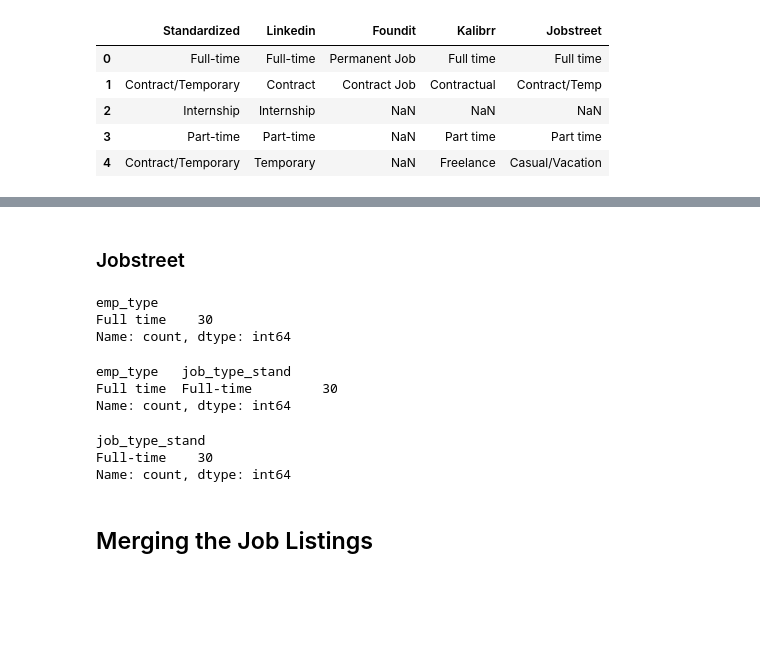
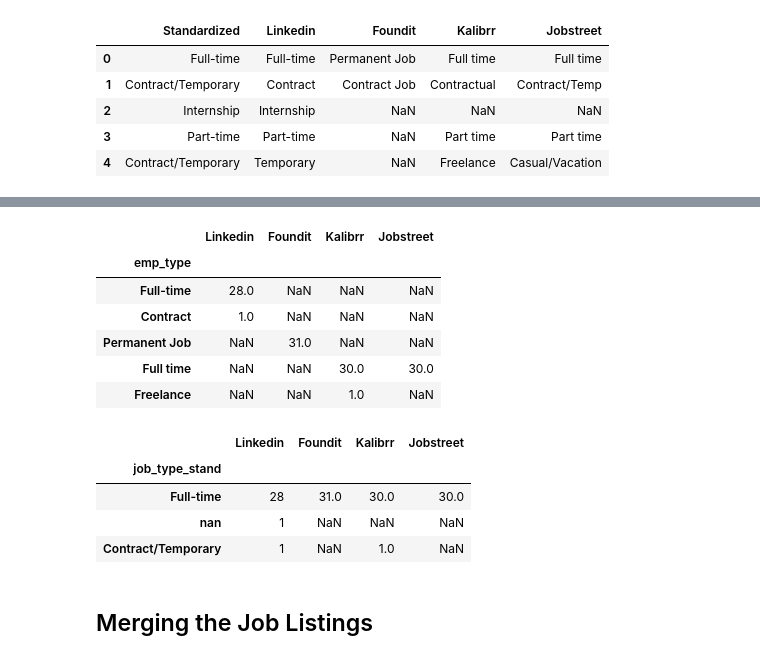
Before and after one commit to KyleCarlo/Job-Recommender-System, a Jupyter notebook: Scraping Notebook.ipynb, the cells around one changed output, grey strips where cells are left out. Saved outputs shown, nothing was run; the diff lists cells and outputs as text; code cells hidden in the pictures; blank space fills up the shorter version.

Commit message:
made functions for job type preprocessing

```diff
--- a/Scraping Notebook.ipynb
+++ b/Scraping Notebook.ipynb
@@ -1003,3 +986,0 @@ Name: count, dtype: int64
-# %%
-# Remove 'Work From Home' and 'Jobs for Women' -> job type is multi-select for this site so retain the other job type
-foundit_df['emp_type'] = foundit_df['emp_type'].apply(clean_job_type)
@@ -1062,8 +986,0 @@ Name: count, dtype: int64
-# %% [markdown]
-### Jobstreet
-# %%
-jobstreet_df['emp_type'].value_counts()
-# %% [output]
-emp_type
-Full time    30
-Name: count, dtype: int64
@@ -1073,19 +987,13 @@ jobstreet_df.loc[jobstreet_df['title'].str.contains(r'\bintern\b|\binternship\b'
-# %%
-jobstreet_stand_type = dict(zip(
-    df_job_type.dropna(subset=['Jobstreet', 'Standardized'])['Jobstreet'],
-    df_job_type.dropna(subset=['Jobstreet', 'Standardized'])['Standardized']
-))
-
-standardize_job_type(jobstreet_df, jobstreet_stand_type, 'emp_type')
-
-jobstreet_df[['emp_type', 'job_type_stand']].value_counts()
-# %% [output]
-emp_type   job_type_stand
-Full time  Full-time         30
-Name: count, dtype: int64
-# %%
-jobstreet_df['job_type_stand'].value_counts()
-# %% [output]
-job_type_stand
-Full-time    30
-Name: count, dtype: int64
+# %%
+# before preprocessing
+job_type_count = pd.concat([linkedin_df['emp_type'].value_counts(),foundit_df['emp_type'].value_counts(),kalibrr_df['emp_type'].value_counts(), jobstreet_df['emp_type'].value_counts()],axis=1)
+job_type_count.columns = ['Linkedin', 'Foundit', 'Kalibrr', 'Jobstreet']
+job_type_count
+# %% [output]
+|  | Linkedin | Foundit | Kalibrr | Jobstreet |
+| emp_type |  |  |  |  |
+| Full-time | 28.0 | NaN | NaN | NaN |
+| Contract | 1.0 | NaN | NaN | NaN |
+| Permanent Job | NaN | 31.0 | NaN | NaN |
+| Full time | NaN | NaN | 30.0 | 30.0 |
+| Freelance | NaN | NaN | 1.0 | NaN |
@@ -1092,3 +1006,14 @@ Name: count, dtype: int64
+# %%
+# after preprocessing
+job_type_count = pd.concat([linkedin_df['job_type_stand'].value_counts(),foundit_df['job_type_stand'].value_counts(),kalibrr_df['job_type_stand'].value_counts(), jobstreet_df['job_type_stand'].value_counts()],axis=1)
+job_type_count.columns = ['Linkedin', 'Foundit', 'Kalibrr', 'Jobstreet']
+job_type_count
+# %% [output]
+|  | Linkedin | Foundit | Kalibrr | Jobstreet |
+| job_type_stand |  |  |  |  |
+| Full-time | 28 | 31.0 | 30.0 | 30.0 |
+| nan | 1 | NaN | NaN | NaN |
+| Contract/Temporary | 1 | NaN | 1.0 | NaN |
 # %%
 linkedin_df_stand = linkedin_df.drop(['job_func','location','emp_type'], axis=1)
 kalibrr_df_stand = kalibrr_df.drop(['job_func','location','emp_type'], axis=1)
```
Also changed, not shown: parts of 35 cells of this notebook, 4 other files.
